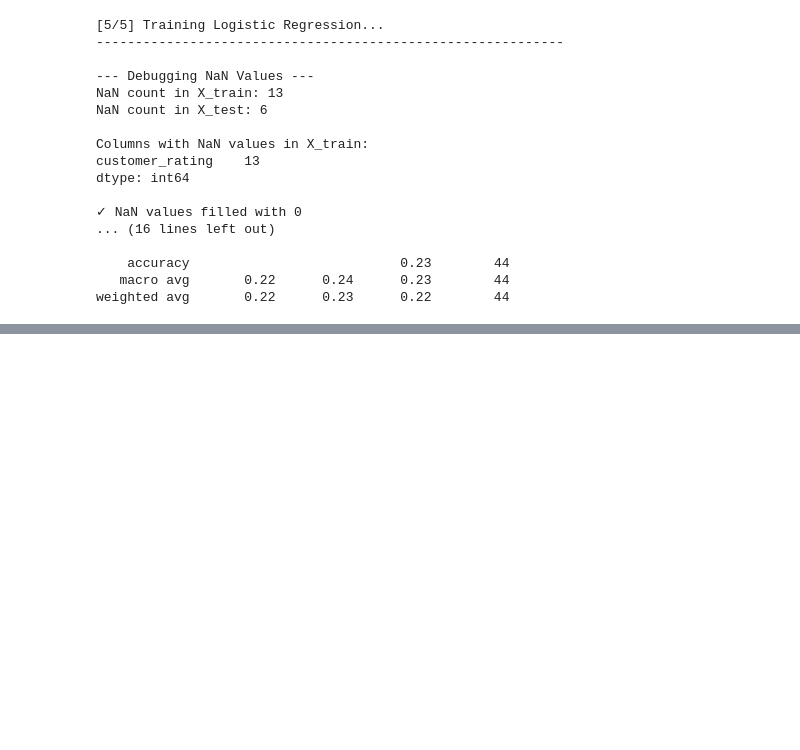
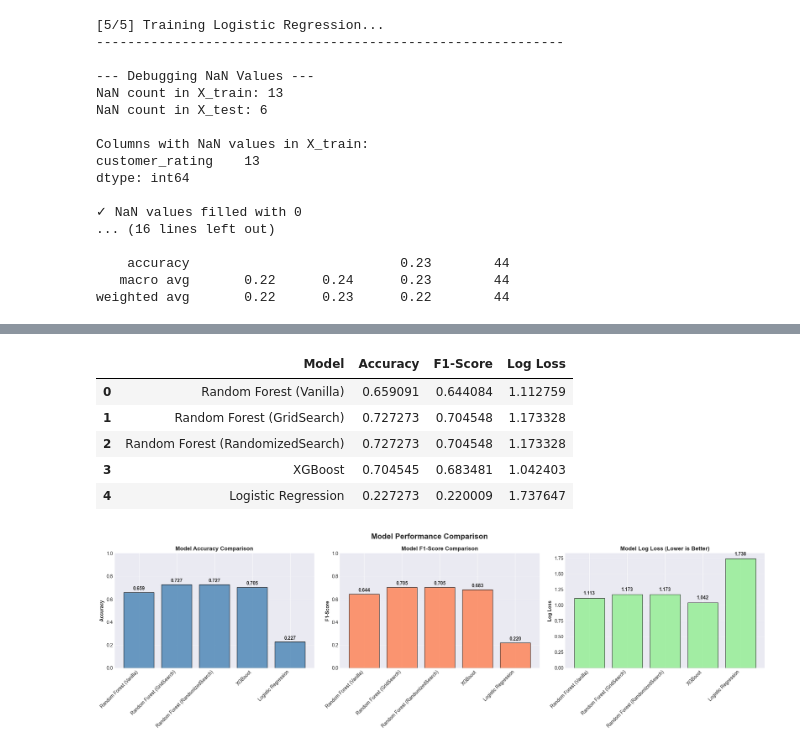
Before and after one commit to mugishasam123/echoFace, a Jupyter notebook: notebooks/Product_recommendation_model_notebook.ipynb, the cells around one changed output, grey strips where cells are left out. Drawn from its saved outputs; the diff is of its cells as text; code cells hidden in the pictures; blank space fills up the shorter version.

Commit message:
model comparison and saving the best performing

```diff
--- a/notebooks/Product_recommendation_model_notebook.ipynb
+++ b/notebooks/Product_recommendation_model_notebook.ipynb
@@ -904,3 +904,76 @@ dtype: int64
     accuracy                           0.23        44
    macro avg       0.22      0.24      0.23        44
 weighted avg       0.22      0.23      0.22        44
+# %%
+# ============================================================================
+# 9. MODEL COMPARISON
+# ============================================================================
+
+print("\n" + "=" * 80)
+print("STEP 6: MODEL COMPARISON AND SELECTION")
+print("=" * 80)
+
+# Create comparison dataframe
+comparison_df = pd.DataFrame({
+    'Model': list(model_results.keys()),
+    'Accuracy': [results['accuracy'] for results in model_results.values()],
+    'F1-Score': [results['f1_score'] for results in model_results.values()],
+    'Log Loss': [results['loss'] for results in model_results.values()]
+})
+
+print("\n--- Model Performance Comparison ---")
+display(comparison_df)
+
+# Visualize comparison
+fig, axes = plt.subplots(1, 3, figsize=(20, 6))
+fig.suptitle('Model Performance Comparison', fontsize=16, fontweight='bold')
+
+# Accuracy
+axes[0].bar(range(len(comparison_df)), comparison_df['Accuracy'],
+            color='steelblue', edgecolor='black', alpha=0.8)
+axes[0].set_xticks(range(len(comparison_df)))
+axes[0].set_xticklabels(comparison_df['Model'], rotation=45, ha='right')
+axes[0].set_ylabel('Accuracy', fontweight='bold')
+axes[0].set_title('Model Accuracy Comparison', fontweight='bold')
+axes[0].set_ylim([0, 1])
+axes[0].grid(axis='y', alpha=0.3)
+for i, v in enumerate(comparison_df['Accuracy']):
+    axes[0].text(i, v + 0.02, f'{v:.3f}', ha='center', fontweight='bold')
+
+# F1-Score
+axes[1].bar(range(len(comparison_df)), comparison_df['F1-Score'],
+            color='coral', edgecolor='black', alpha=0.8)
+axes[1].set_xticks(range(len(comparison_df)))
+axes[1].set_xticklabels(comparison_df['Model'], rotation=45, ha='right')
+axes[1].set_ylabel('F1-Score', fontweight='bold')
+axes[1].set_title('Model F1-Score Comparison', fontweight='bold')
+axes[1].set_ylim([0, 1])
+axes[1].grid(axis='y', alpha=0.3)
+for i, v in enumerate(comparison_df['F1-Score']):
+    axes[1].text(i, v + 0.02, f'{v:.3f}', ha='center', fontweight='bold')
+
+# Log Loss (lower is better)
+axes[2].bar(range(len(comparison_df)), comparison_df['Log Loss'],
+            color='lightgreen', edgecolor='black', alpha=0.8)
+axes[2].set_xticks(range(len(comparison_df)))
+axes[2].set_xticklabels(comparison_df['Model'], rotation=45, ha='right')
+axes[2].set_ylabel('Log Loss', fontweight='bold')
+axes[2].set_title('Model Log Loss (Lower is Better)', fontweight='bold')
+axes[2].grid(axis='y', alpha=0.3)
+for i, v in enumerate(comparison_df['Log Loss']):
+    axes[2].text(i, v + 0.05, f'{v:.3f}', ha='center', fontweight='bold')
+
+plt.tight_layout()
+plt.show()
+
+# Select best model based on accuracy
+best_model_name = comparison_df.loc[comparison_df['Accuracy'].idxmax(), 'Model']
+best_model = model_results[best_model_name]['model']
+
+print(f"\n{'='*60}")
+print(f"🏆 BEST MODEL SELECTED: {best_model_name}")
+print(f"{'='*60}")
+print(f"  Accuracy:  {model_results[best_model_name]['accuracy']:.4f}")
+print(f"  F1-Score:  {model_results[best_model_name]['f1_score']:.4f}")
+print(f"  Log Loss:  {model_results[best_model_name]['loss']:.4f}")
+# %% [output]
@@ -906,0 +985,7 @@ weighted avg       0.22      0.23      0.22        44
+|  | Model | Accuracy | F1-Score | Log Loss |
+| 0 | Random Forest (Vanilla) | 0.659091 | 0.644084 | 1.112759 |
+| 1 | Random Forest (GridSearch) | 0.727273 | 0.704548 | 1.173328 |
+| 2 | Random Forest (RandomizedSearch) | 0.727273 | 0.704548 | 1.173328 |
+| 3 | XGBoost | 0.704545 | 0.683481 | 1.042403 |
+| 4 | Logistic Regression | 0.227273 | 0.220009 | 1.737647 |
+[figure, added]
```
Also changed, not shown: parts of 3 cells of this notebook, 5 other files.
